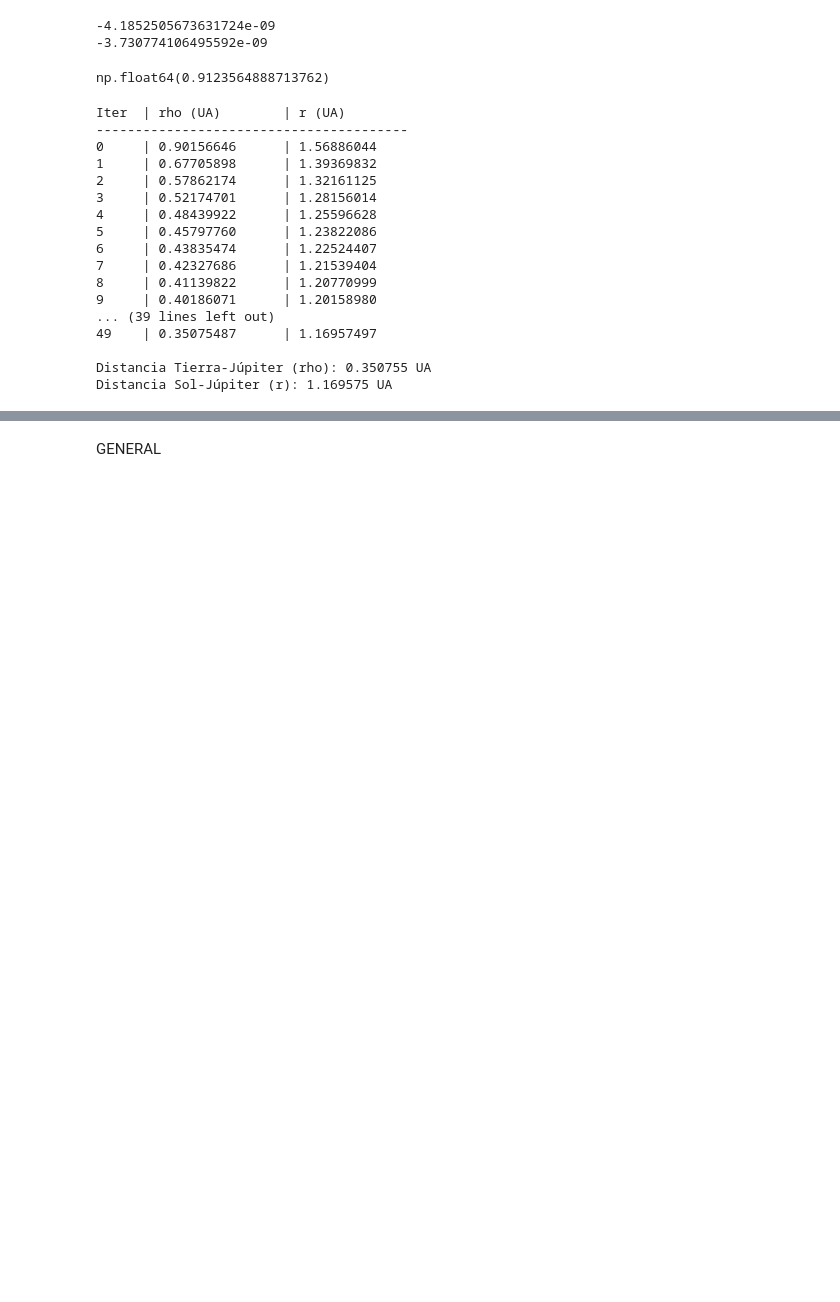
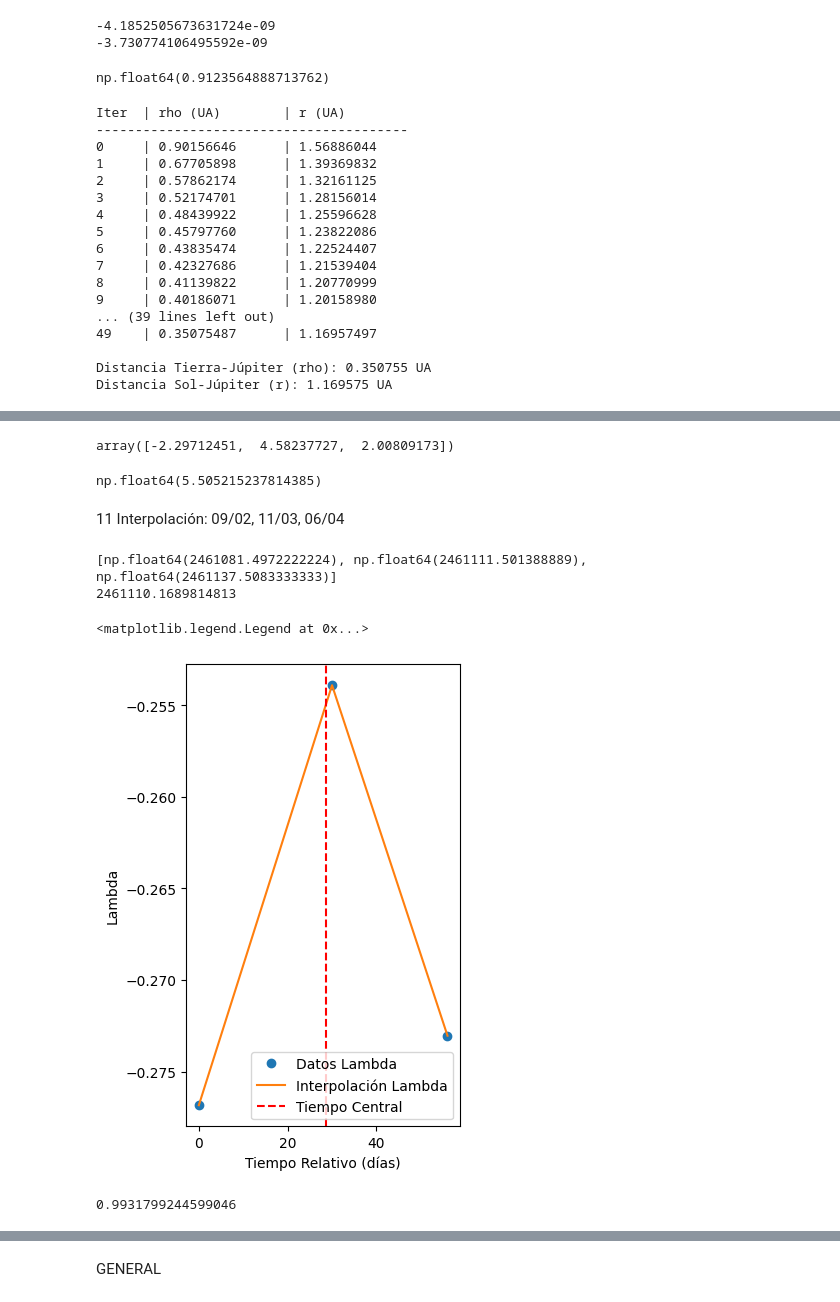
Before and after one commit to JessiDaniL/Proyecto_Experimental_Jupiter, a Jupyter notebook: calculo_rho.ipynb, the cells around one changed output, grey strips where cells are left out. Drawn from its saved outputs; the diff is of its cells as text; code cells hidden in the pictures; blank space fills up the shorter version.

```diff
--- a/calculo_rho.ipynb
+++ b/calculo_rho.ipynb
@@ -1713,0 +1892,73 @@ Distancia Sol-Júpiter (r): 1.169575 UA
+# %%
+#Finalmente, el vectoor de jupiter es
+
+x_jup_10 = X_10 + rho_final_10 * l_val_10
+y_jup_10 = Y_10 + rho_final_10 * mu_val_10
+z_jup_10 = Z_10 + rho_final_10 * nu_val_10
+
+vector_r_jupiter_10 = np.array([x_jup_10, y_jup_10, z_jup_10])
+vector_r_jupiter_10
+# %% [output]
+array([-2.29712451,  4.58237727,  2.00809173])
+# %%
+np.linalg.norm(vector_r_jupiter_10)
+# %% [output]
+np.float64(5.505215237814385)
+# %% [markdown]
+11 Interpolación: 09/02, 11/03, 06/04
+# %%
+tiempos_uso_jd_11 = [tiempos_dias_jd[0],tiempos_dias_jd[3],tiempos_dias_jd[6]]
+print(tiempos_uso_jd_11)
+
+tiempo_central_11 = np.mean(tiempos_uso_jd_11)
+print(tiempo_central_11)
+
+#Construcción del vector rho
+
+alpha_11 = [alpha[0],alpha[3],alpha[6]]
+delta_11 = [delta[0],delta[3],delta[6]]
+
+rho_11 = np.zeros((3, 3))
+
+for i in range(3):
+    rho_11[i, 0] = np.cos(delta_11[i]) * np.cos(alpha_11[i])  # x
+    rho_11[i, 1] = np.cos(delta_11[i]) * np.sin(alpha_11[i])  # y
+    rho_11[i, 2] = np.sin(delta_11[i])                     # z
+# %% [output]
+[np.float64(2461081.4972222224), np.float64(2461111.501388889), np.float64(2461137.5083333333)]
+2461110.1689814813
+# %%
+#Interpolación de los componentes de rho (lambda, mu y nu)
+
+#Como los dias julianos son muy grandes vamos a reescalar para ver si funciona bien c:
+
+tiempo_relativo_11 = tiempos_uso_jd_11 - tiempos_uso_jd_11[0]
+
+poly_lambda_11 = np.polyfit(tiempo_relativo_11, rho_11[:, 0], 2)
+poly_mu_11 = np.polyfit(tiempo_relativo_11, rho_11[:, 1], 2)
+poly_nu_11 = np.polyfit(tiempo_relativo_11, rho_11[:, 2], 2)
+
+tiempo_central_reescalado_11 = tiempo_central_11 - tiempos_uso_jd_11[0]
+# %%
+plt.figure(figsize=(12, 6))
+plt.subplot(1, 3, 1)
+plt.plot(tiempo_relativo_11, rho_11[:, 0], 'o', label='Datos Lambda')
+plt.plot(tiempo_relativo_11, np.polyval(poly_lambda_11, tiempo_relativo_11), '-', label='Interpolación Lambda')
+plt.axvline(tiempo_central_reescalado_11, color='r', linestyle='--', label='Tiempo Central')
+plt.xlabel('Tiempo Relativo (días)')
+plt.ylabel('Lambda')
+plt.legend()
+# %% [output]
+<matplotlib.legend.Legend at 0x...>
+[figure, added]
+# %%
+X_11 = -9.772533004143044E-01
+Y_11 = 1.771506397808046E-01
+Z_11 = -2.186951552737587E-06
+
+R_11 = np.sqrt(X_11**2 + Y_11**2 + Z_11**2)
+print(R_11)
+
+#10 de marzo
+# %% [output]
+0.9931799244599046
```
Also changed, not shown: parts of 83 cells of this notebook, 2 other files.
